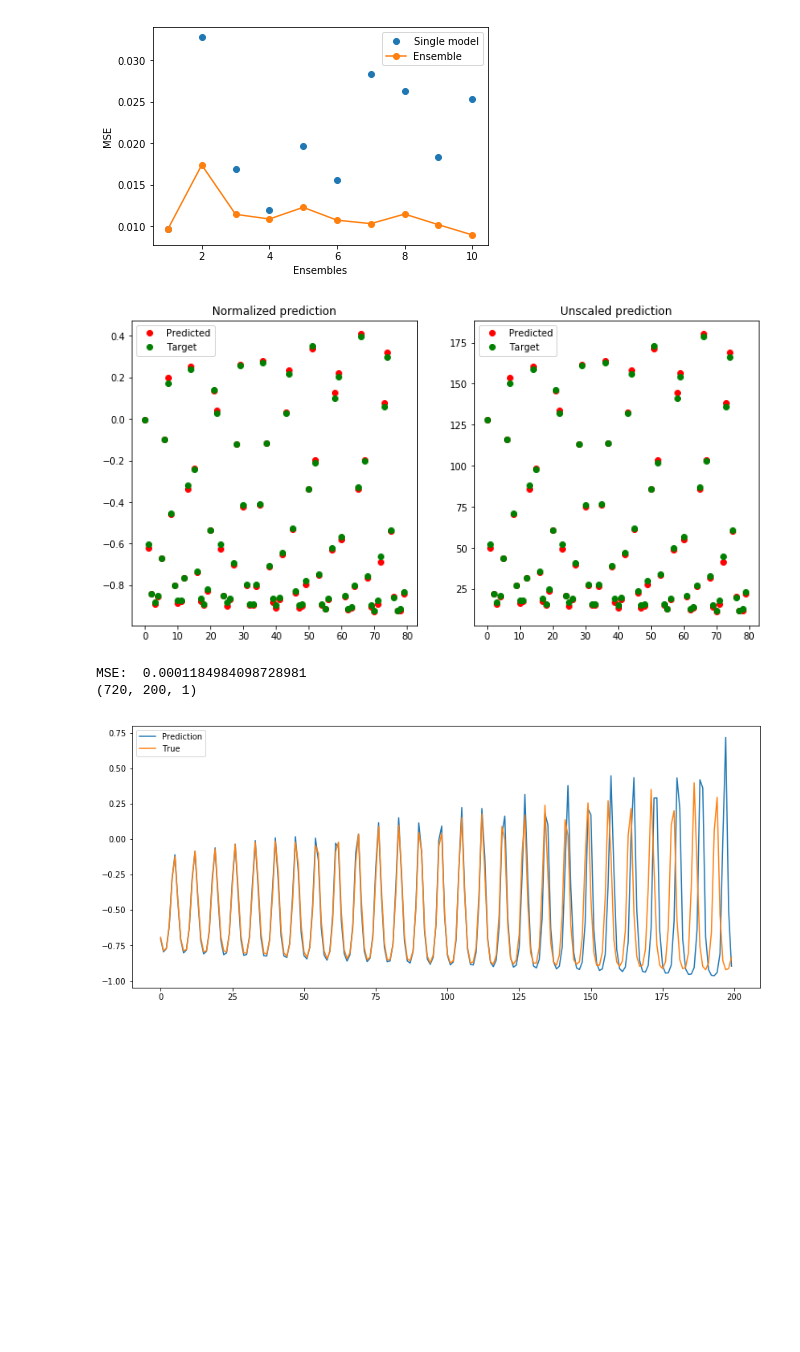
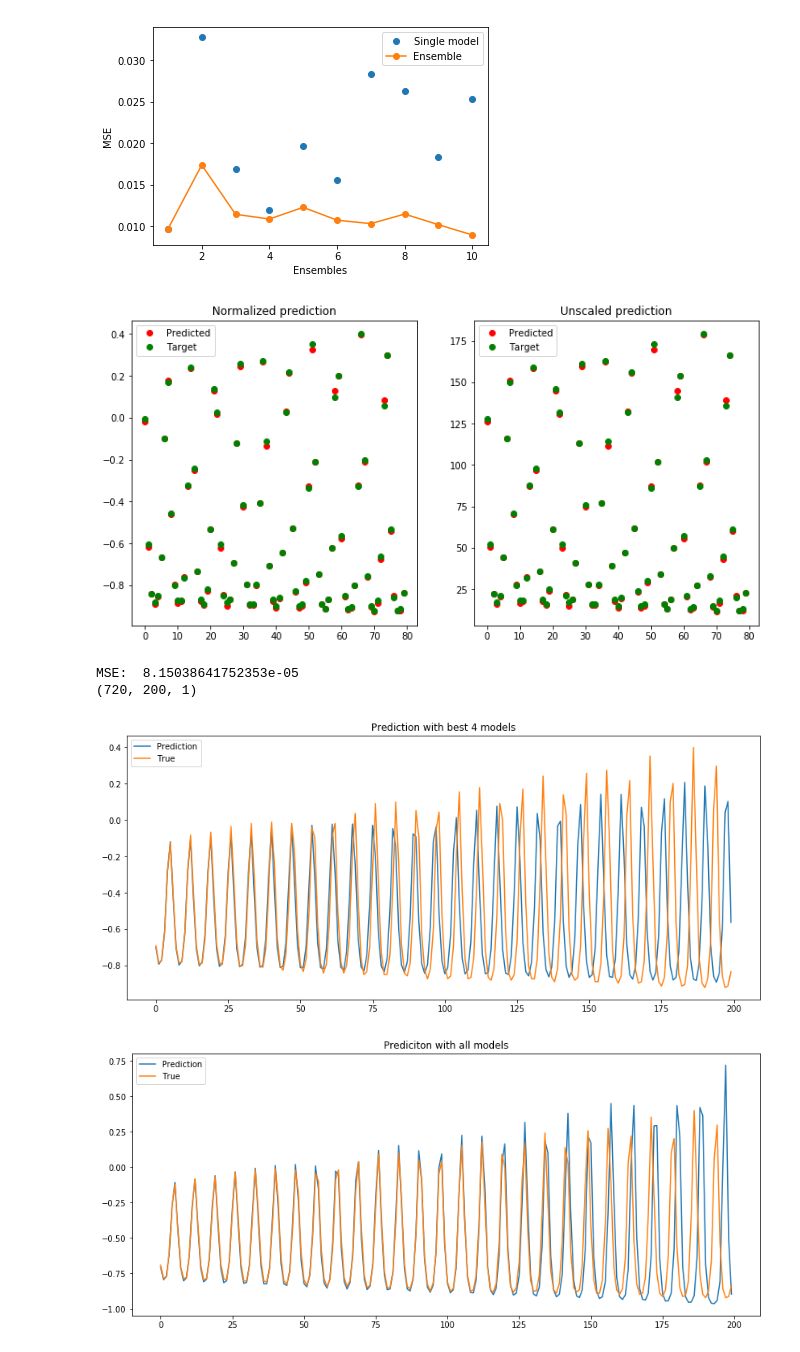
Before and after one commit to HansBambel/DeepLearning2019, a Jupyter notebook: Assignment2/timeseriesPrediction.ipynb, the cells around one changed output. Cells and saved outputs as stored; diff of their text form; code cells hidden in the pictures; blank space fills up the shorter version.

```diff
--- a/Assignment2/timeseriesPrediction.ipynb
+++ b/Assignment2/timeseriesPrediction.ipynb
@@ -278,40 +278,56 @@ plt.show()
 MSE 0.021 (0.007)
 [figure]
 # %%
-pred = ensemble_predictions(models[:4], testX)
+# get the best models and use these as ensemble
+bestMask = np.argsort(single_MSEs)
+modelsToUse = [models[i] for i in bestMask][:4]
+
+# TODO: compare with top-k models and all models
+pred = ensemble_predictions(modelsToUse, testX)
 pred_unscaled = scaler.inverse_transform(pred)
 testY_unscaled = scaler.inverse_transform(testY)
 
 plt.figure(figsize=(12,6))
 plt.subplot(121)
 plt.title('Normalized prediction')
 plt.plot(pred, 'o', c='r', label="Predicted")
 plt.plot(testY, 'o', c='g', label="Target")
 plt.legend()
 
 plt.subplot(122)
 plt.title('Unscaled prediction')
 plt.plot(pred_unscaled, 'o', c='r', label="Predicted")
 plt.plot(testY_unscaled, 'o', c='g', label="Target")
 plt.legend()
 plt.show()
 
 print("MSE: ", mean_squared_error(testY, pred))
 
 print(trainX.shape)
 i = 800
+forecast_pred_top = forecast_ensemble(modelsToUse, data_normed[i-inputsize:i], 200)
+# true_forecast = trainX[i+200][-200:]
+true_forecast = data_normed[i:i+200]
+plt.figure(figsize=(14,6))
+plt.title("Prediction with best 4 models")
+plt.plot(forecast_pred_top, label='Prediction')
+plt.plot(true_forecast, label='True')
+plt.legend()
+plt.show()
 forecast_pred = forecast_ensemble(models, data_normed[i-inputsize:i], 200)
 # true_forecast = trainX[i+200][-200:]
 true_forecast = data_normed[i:i+200]
 plt.figure(figsize=(14,6))
+plt.title("Prediciton with all models")
 plt.plot(forecast_pred, label='Prediction')
 plt.plot(true_forecast, label='True')
 plt.legend()
 plt.show()
 # %% [output]
-[figure, old version]
+[figure, new version]
-MSE:  0.0001184984098728981
+MSE:  8.15038641752353e-05
 (720, 200, 1)
-[figure, old version]
+[figure, new version]
+[figure, added]
 # %%
 plt.figure(figsize=(14,6))
```
Also changed, not shown: parts of 1 cell of this notebook.
